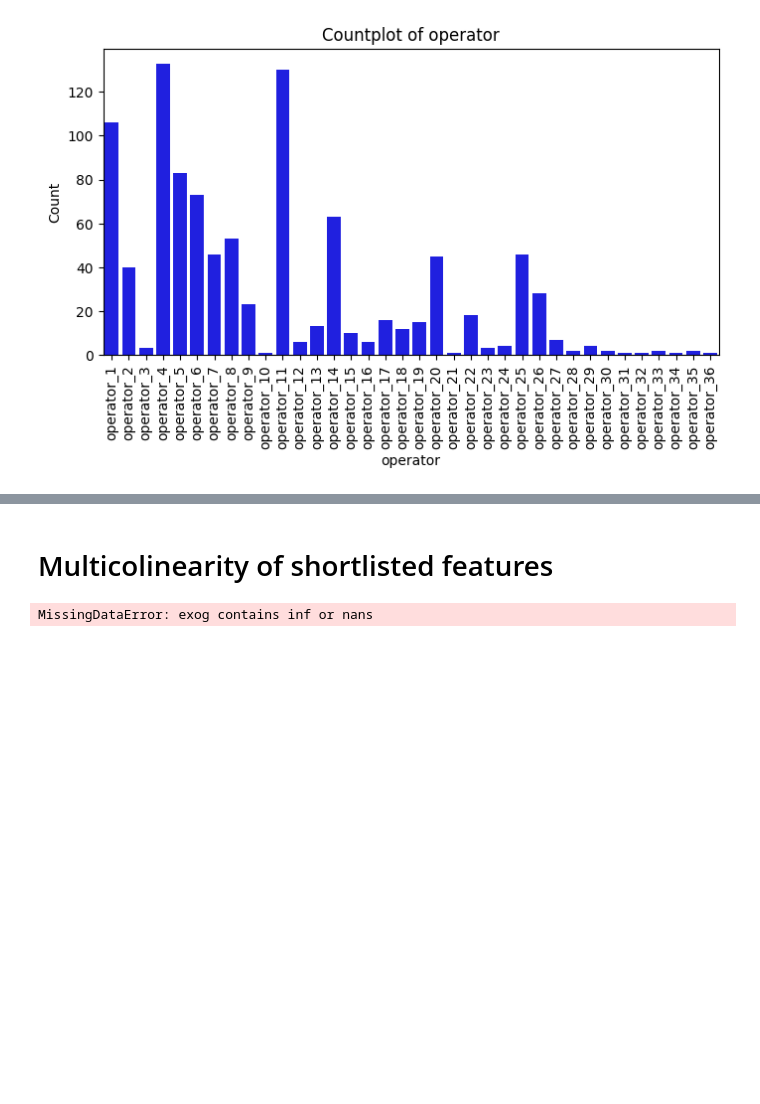
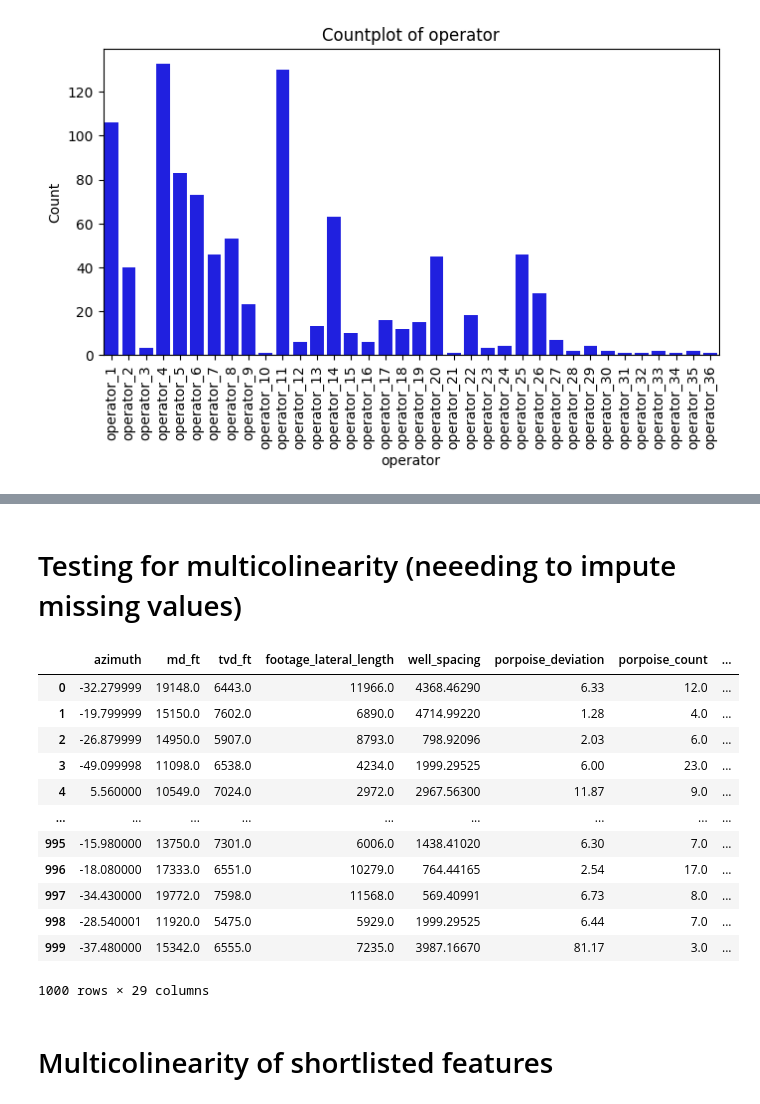
Before and after one commit to samuelcastan/predicting-gas-production, a Jupyter notebook: notebooks/eda.ipynb, the cells around one changed output, grey strips where cells are left out. Saved outputs shown, nothing was run; the diff lists cells and outputs as text; code cells hidden in the pictures; blank space fills up the shorter version.

```diff
--- a/notebooks/eda.ipynb
+++ b/notebooks/eda.ipynb
@@ -191,3 +196,26 @@ Spearman coefficient: 0.01
+# %% [markdown]
+# Testing for multicolinearity (neeeding to impute missing values)
+# %%
+df_imputed = df[numerical_columns]
+# %%
+imputer = SimpleImputer(strategy="median")
+df_imputed = pd.DataFrame(imputer.fit_transform(df_imputed), columns=numerical_columns)
+# %%
+df_imputed
+# %% [output]
+|  | azimuth | md_ft | tvd_ft | footage_lateral_length | well_spacing | porpoise_deviation | porpoise_count | ... |
+| 0 | -32.279999 | 19148.0 | 6443.0 | 11966.0 | 4368.46290 | 6.33 | 12.0 | ... |
+| 1 | -19.799999 | 15150.0 | 7602.0 | 6890.0 | 4714.99220 | 1.28 | 4.0 | ... |
+| 2 | -26.879999 | 14950.0 | 5907.0 | 8793.0 | 798.92096 | 2.03 | 6.0 | ... |
+| 3 | -49.099998 | 11098.0 | 6538.0 | 4234.0 | 1999.29525 | 6.00 | 23.0 | ... |
+| 4 | 5.560000 | 10549.0 | 7024.0 | 2972.0 | 2967.56300 | 11.87 | 9.0 | ... |
+| ... | ... | ... | ... | ... | ... | ... | ... | ... |
+| 995 | -15.980000 | 13750.0 | 7301.0 | 6006.0 | 1438.41020 | 6.30 | 7.0 | ... |
+| 996 | -18.080000 | 17333.0 | 6551.0 | 10279.0 | 764.44165 | 2.54 | 17.0 | ... |
+| 997 | -34.430000 | 19772.0 | 7598.0 | 11568.0 | 569.40991 | 6.73 | 8.0 | ... |
+| 998 | -28.540001 | 11920.0 | 5475.0 | 5929.0 | 1999.29525 | 6.44 | 7.0 | ... |
+| 999 | -37.480000 | 15342.0 | 6555.0 | 7235.0 | 3987.16670 | 81.17 | 3.0 | ... |
+1000 rows × 29 columns
 # %% [markdown]
 # Multicolinearity of shortlisted features
 # %%
@@ -198,7 +226,7 @@ from statsmodels.tools.tools import add_constant
 # compute the vif for all given features
 def compute_vif(considered_features):
 
-    X = df[considered_features]
+    X = df_imputed[considered_features]
     # the calculation of variance inflation requires a constant
     X['intercept'] = 1
 
@@ -208,9 +236,3 @@ def compute_vif(considered_features):
     vif["VIF"] = [variance_inflation_factor(X.values, i) for i in range(X.shape[1])]
     vif = vif[vif['Variable']!='intercept']
     return vif
-
-features = ["footage_lateral_length", "md_ft", "proppant_volume", "total_number_of_stages", "azimuth", "isip", "porosity", "proppant_fluid_ratio", "pump_rate", "tvd_ft"]
-
-compute_vif(features).sort_values('VIF', ascending=False)
-# %% [output]
-MissingDataError: exog contains inf or nans
```
Also changed, not shown: parts of 11 cells of this notebook, 7 other files.
